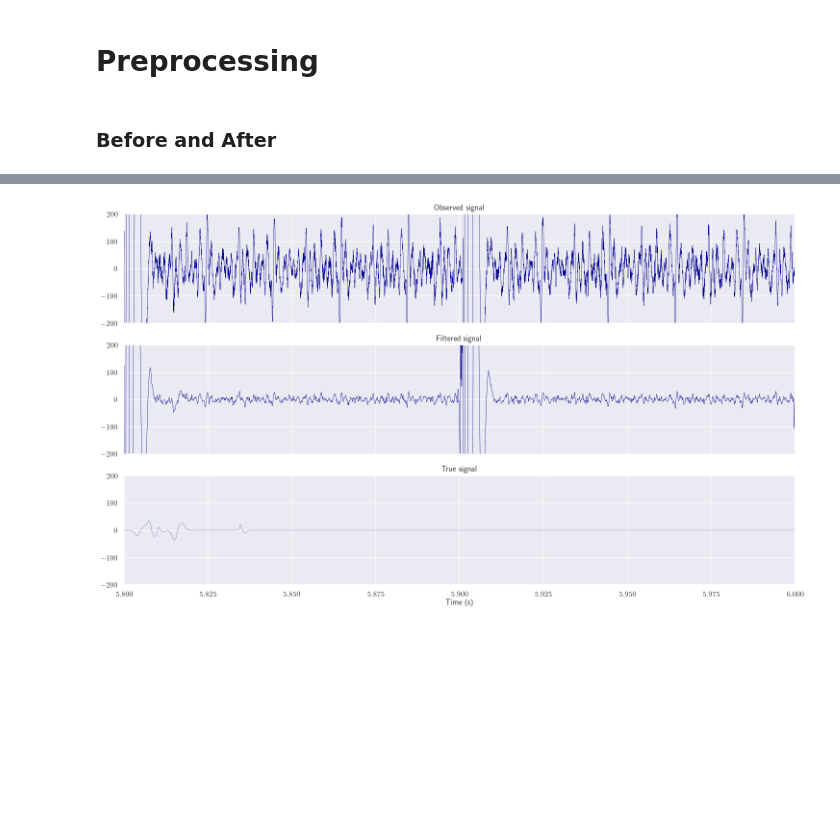
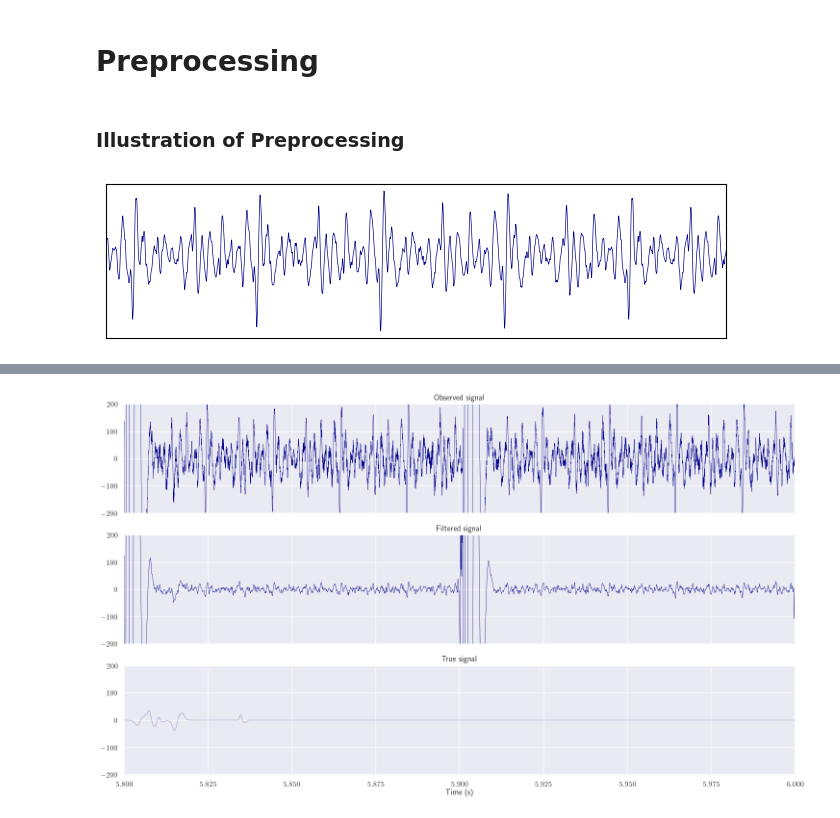
Before and after one commit to TheresaDF/NeuronSpikeEye, a Jupyter notebook: src/visualizations/preprocessing.ipynb, the cells around one changed output, grey strips where cells are left out. Drawn from its saved outputs; the diff is of its cells as text; code cells hidden in the pictures; blank space fills up the shorter version.

```diff
--- a/src/visualizations/preprocessing.ipynb
+++ b/src/visualizations/preprocessing.ipynb
@@ -2,7 +2,9 @@
 # Preprocessing
 # %%
 # import relevant packages
+from statsmodels.tsa.stattools import acf
 import matplotlib.pyplot as plt
+from scipy.signal import wiener
 import seaborn as sns
 import pickle
 import numpy as np
@@ -27,12 +29,27 @@ rcParams = {
 }
 plt.rcParams.update(rcParams)
 
-figdir = "../../../figures/"
-def savefig(fig, name, width=6, height=4):
+figdir = "../../../figures/data/"
+def savefig(fig, name, width=6, height=4, format = "pdf"):
     # apply rcParams
     fig.set_size_inches(width, height)
-    fig.savefig(figdir + name + ".pdf", bbox_inches='tight')
+    dpi = 1000 if format == "png" else 'figure'
+    fig.savefig(figdir + name + "." + format, bbox_inches='tight', dpi = 1000)
 
-sns.set_theme()
+    # if png save with higher resolution (dpi)
-# %% [markdown]
-### Before and After
+# %% [markdown]
+### Illustration of Preprocessing
+# %%
+path = "../data/noise_files_sim_data/pli.npy"
+data = np.load(path)
+
+fig = plt.figure(figsize = (8, 2))
+plt.plot(data, color = "darkblue", linewidth = 0.5)
+plt.xlim([0, 3000])
+plt.xticks([])
+plt.yticks([])
+plt.show()
+
+savefig(fig, "preproces_off_center", width=2, height=2 * 0.45, format = "png")
+# %% [output]
+[figure, added]
```
Also changed, not shown: parts of 5 cells of this notebook, 2 other files.
